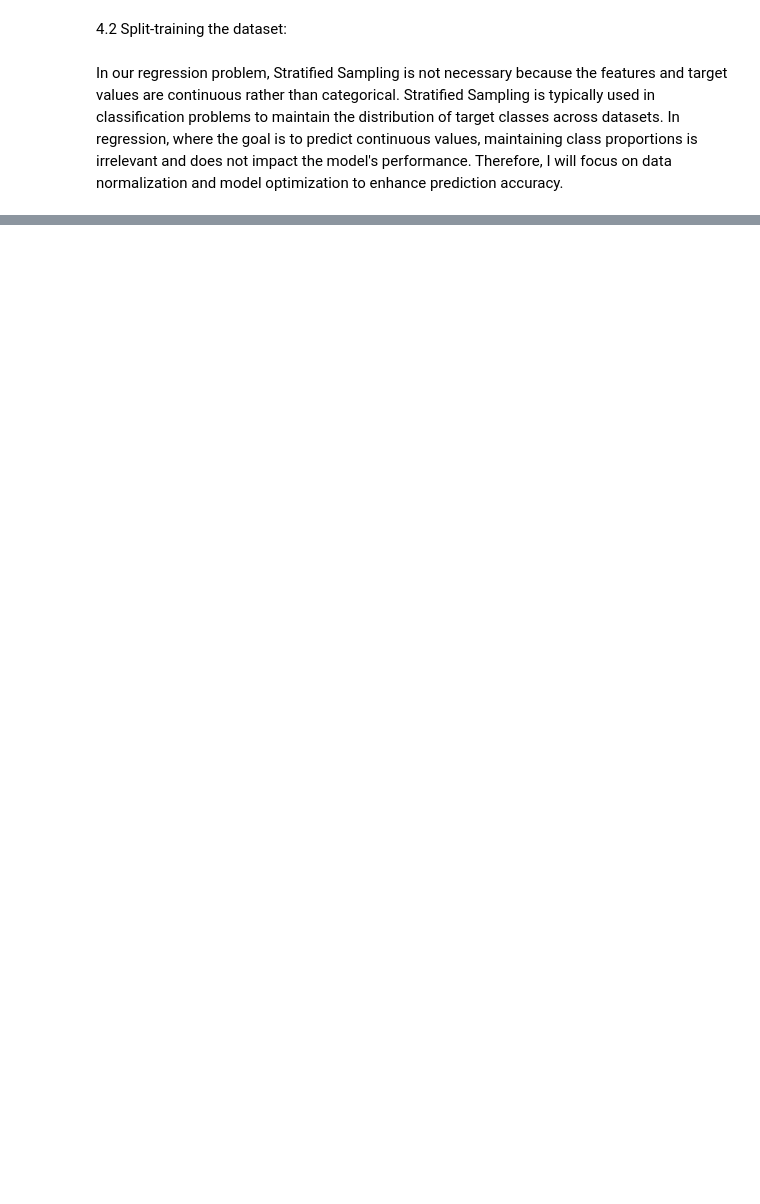
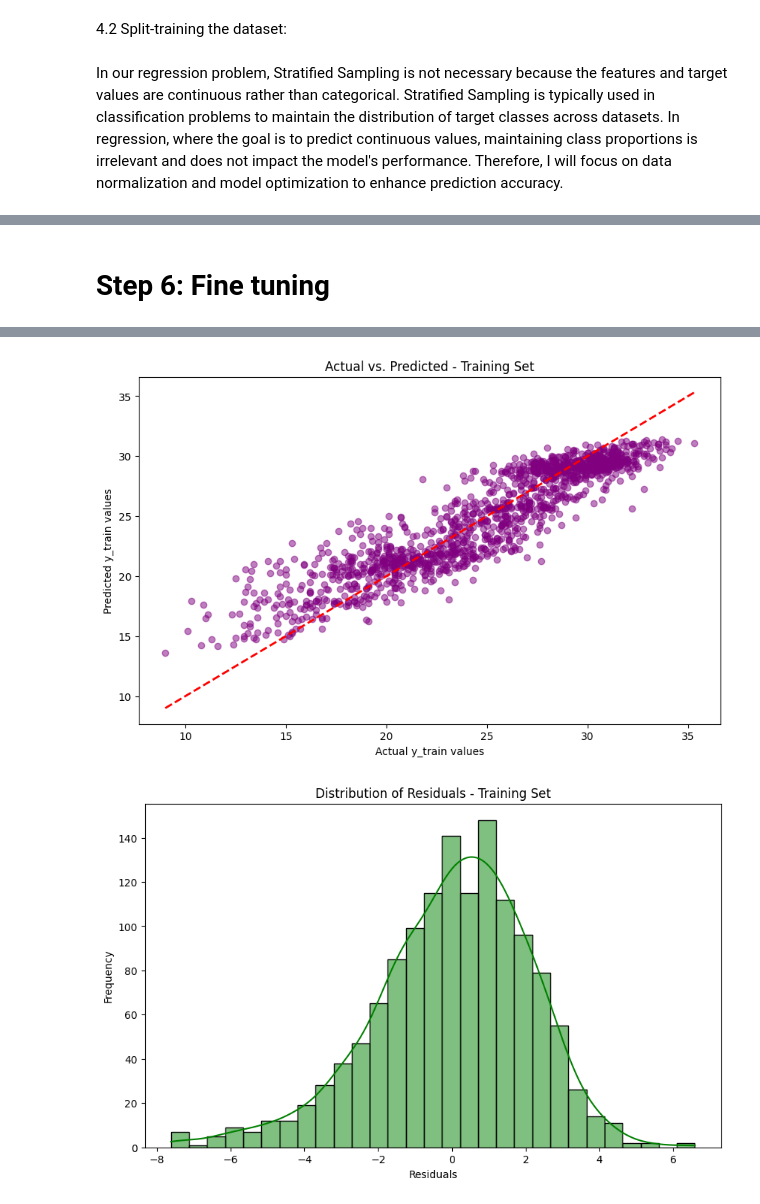
Before and after one commit to lbibi1805-dot/ML_WEATHER_PREDICTION, a Jupyter notebook: team_01 copy.ipynb, the cells around one changed output, grey strips where cells are left out. Saved outputs shown, nothing was run; the diff lists cells and outputs as text; code cells hidden in the pictures; blank space fills up the shorter version.

```diff
--- a/team_01 copy.ipynb
+++ b/team_01 copy.ipynb
@@ -179,10 +193,10 @@ Top features correlate to feature 'temp' based on MI: ['feelslike' 'feelslikemax
 # %%
 # List of features to keep
 features_to_keep = ['feelslike', 'tempmax', 'feelslikemax', 'tempmin', 'feelslikemin', 'dew',
-                     'sealevelpressure', 'humidity']
+                     'sealevelpressure', 'humidity', 'temp']
 
 # Drop columns that are not in the list of features to keep
 raw_data = raw_data[features_to_keep]
 print("Dropped columns successfully. Feature to keeps: ", features_to_keep)
-# print(raw_data.head())
+print(raw_data.head())
 # %% [output]
@@ -216,0 +702,15 @@ ____________ Split training and test set ____________
+# %%
+# Train và dự đoán theo cách thủ công với Prophet
+def train_and_evaluate(model, train_df, test_df, y_test):
+    model.fit(train_df)
+
+    # Tạo dự đoán trên dữ liệu kiểm tra
+    future = test_df.copy()
+    forecast = model.predict(future)
+
+    y_pred = forecast['yhat']
+
+    # Tính RMSE
+    rmse = np.sqrt(mean_squared_error(y_test, y_pred))
+
+    return rmse
@@ -217,3 +911,5 @@ ____________ Split training and test set ____________
+# %% [markdown]
+# Step 6: Fine tuning
 # %%
 print('\n____________ Fine-tune models ____________')
 def print_search_result(grid_search, model_name = ""):
@@ -229,7 +925,7 @@ def print_search_result(grid_search, model_name = ""):
 
 method = 1
 
-if method == 1:
+if method == 1: #XGBoost
     from sklearn.model_selection import GridSearchCV
     cv = KFold(n_splits=5,shuffle=True,random_state=37)
 
@@ -237,18 +933,53 @@ if method == 1:
     if run_new_search:
         model = XGBRegressor()
         param_grid = {
-            'n_estimators': [100, 200, 300],
-            'max_depth': [3, 5, 7],
-            'learning_rate': [0.01, 0.1, 0.3],
-            'subsample': [0.8, 1.0]
+            'n_estimators': [100, 200, 300], ##
+            'max_depth': [3, 5, 7], ##
+            'learning_rate': [0.01, 0.1, 0.3], ##
+            'subsample': [0.8, 1.0], ##
+            'gamma': [0, 0.1, 0.5, 1], ##
+            'alpha': [0, 0.1, 0.5, 1], ##
+            'lambda': [0, 0.1, 0.5, 1] ##
         }
         xgb_model = XGBRegressor(random_state=42)
-        grid_search = GridSearchCV(estimator=xgb_model, param_grid=param_grid, scoring='neg_mean_squared_error', cv=cv, n_jobs=-1, verbose=2)
+        grid_search = GridSearchCV(estimator=xgb_model, param_grid=param_grid, scoring='neg_mean_squared_error', cv=cv, n_jobs=-1, verbose=0)
         grid_search.fit(X_train, y_train)
         joblib.dump(grid_search, 'saved_objects/XGBRegressor_gridsearch.pkl')
         print_search_result(grid_search, model_name = "XGBRegressor")
+        print("Range of y_train:", y_train.min(), "to", y_train.max())
+        from sklearn.metrics import mean_squared_error
+        #baseline_rmse = np.sqrt(mean_squared_error(y_train, [y_train.mean()] * len(y_train)))
+        #print("Baseline RMSE:", baseline_rmse)
+        # Get the best model from GridSearchCV
+        best_model = grid_search.best_estimator_
+
+        # Predict on training data
+        y_train_pred = best_model.predict(X_train)
+
+        # Scatter plot: Actual vs. Predicted
+        plt.figure(figsize=(10, 6))
+        plt.scatter(y_train, y_train_pred, color='purple', alpha=0.5)
+        plt.plot([y_train.min(), y_train.max()], [y_train.min(), y_train.max()], 'r--', lw=2)  # Line of perfect prediction
+        plt.title('Actual vs. Predicted - Training Set')
+        plt.xlabel('Actual y_train values')
+        plt.ylabel('Predicted y_train values')
+        plt.show()
+
+
+        # Calculate residuals
+        residuals = y_train - y_train_pred
+
+        import seaborn as sns
+        # Plot the residuals
+        plt.figure(figsize=(10, 6))
+        sns.histplot(residuals, kde=True, color='green')
+        plt.title('Distribution of Residuals - Training Set')
+        plt.xlabel('Residuals')
+        plt.ylabel('Frequency')
+        plt.show()
     else:
         grid_search = joblib.load('saved_objects/XGBRegressor_gridsearch.pkl')
         print_search_result(grid_search, model_name= "XGBRegressor")
 else:
     print("0000000")
+# %% [output]
@@ -254,0 +1003,2 @@ else:
+[figure, added]
+[figure, added]
```
Also changed, not shown: parts of 45 cells of this notebook, 24 other files.
